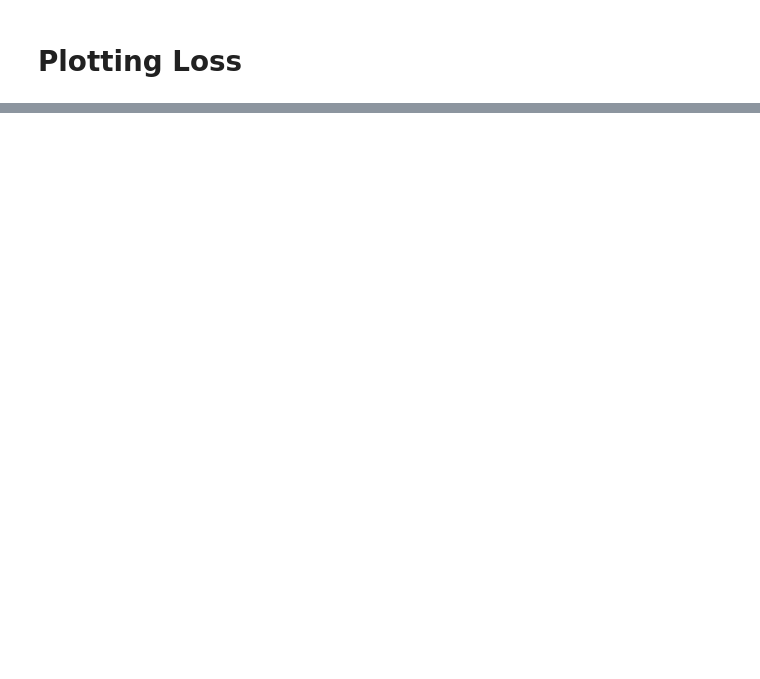
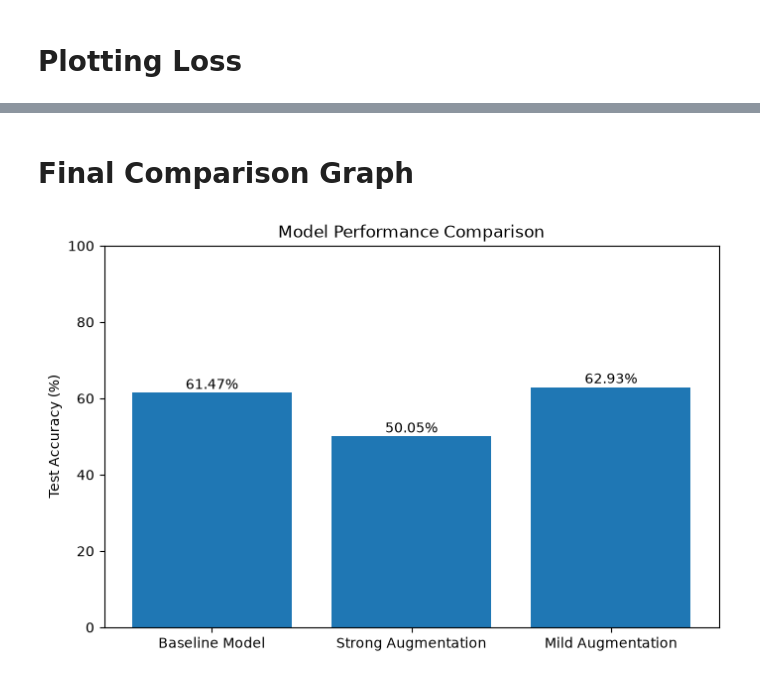
Before and after one commit to eljesam/Repeat-CA1, a Jupyter notebook: Repeat CA1/CA_Data_Augmentation_and_Class_Weights.ipynb, the cells around one changed output, grey strips where cells are left out. Saved outputs shown, nothing was run; the diff lists cells and outputs as text; code cells hidden in the pictures; blank space fills up the shorter version.

```diff
--- a/Repeat CA1/CA_Data_Augmentation_and_Class_Weights.ipynb
+++ b/Repeat CA1/CA_Data_Augmentation_and_Class_Weights.ipynb
@@ -303,0 +630,34 @@ plt.show()
+# %% [markdown]
+# Final Comparison Graph
+# %%
+model_names = [
+    "Baseline Model",
+    "Strong Augmentation",
+    "Mild Augmentation"
+]
+
+accuracies = [
+    61.47,
+    50.05,
+    62.93
+]
+
+plt.figure(figsize=(8,5))
+
+bars = plt.bar(model_names, accuracies)
+
+plt.ylabel("Test Accuracy (%)")
+plt.title("Model Performance Comparison")
+plt.ylim(0,100)
+
+for bar in bars:
+    plt.text(
+        bar.get_x() + bar.get_width()/2,
+        bar.get_height() + 1,
+        f"{bar.get_height():.2f}%",
+        ha="center"
+    )
+
+plt.show()
+# %% [output]
+[figure, added]
```
Also changed, not shown: parts of 28 cells of this notebook.
